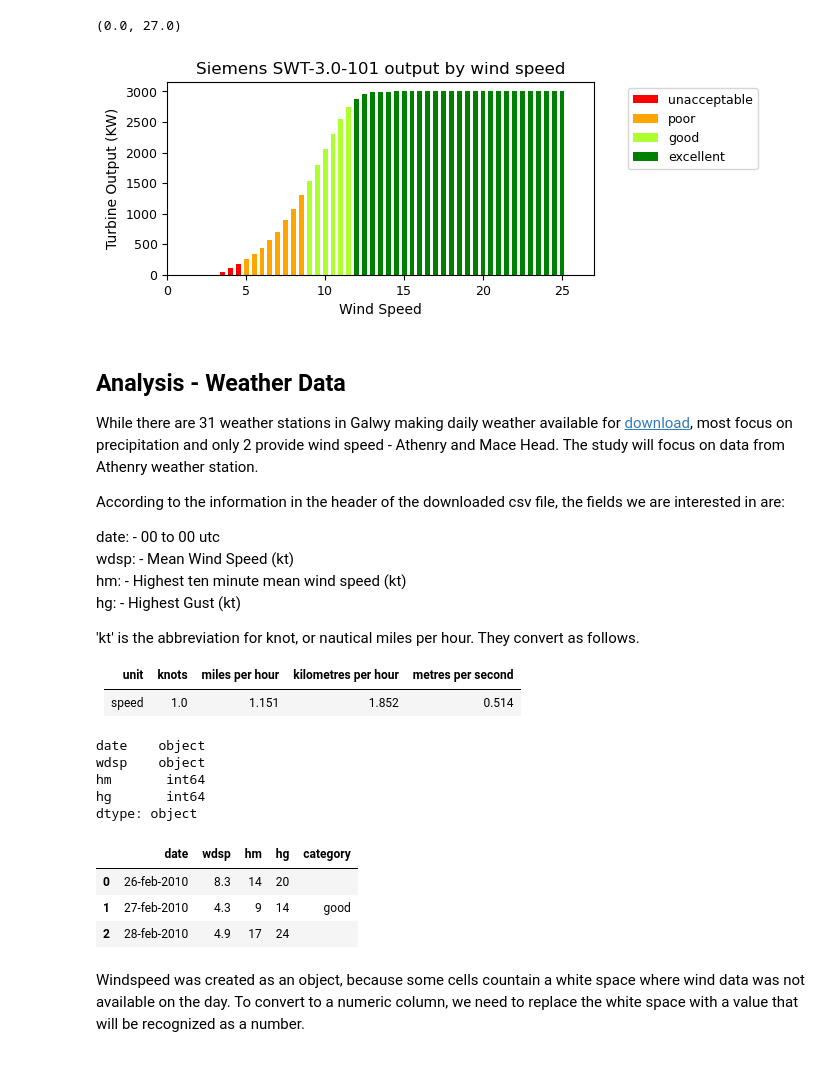
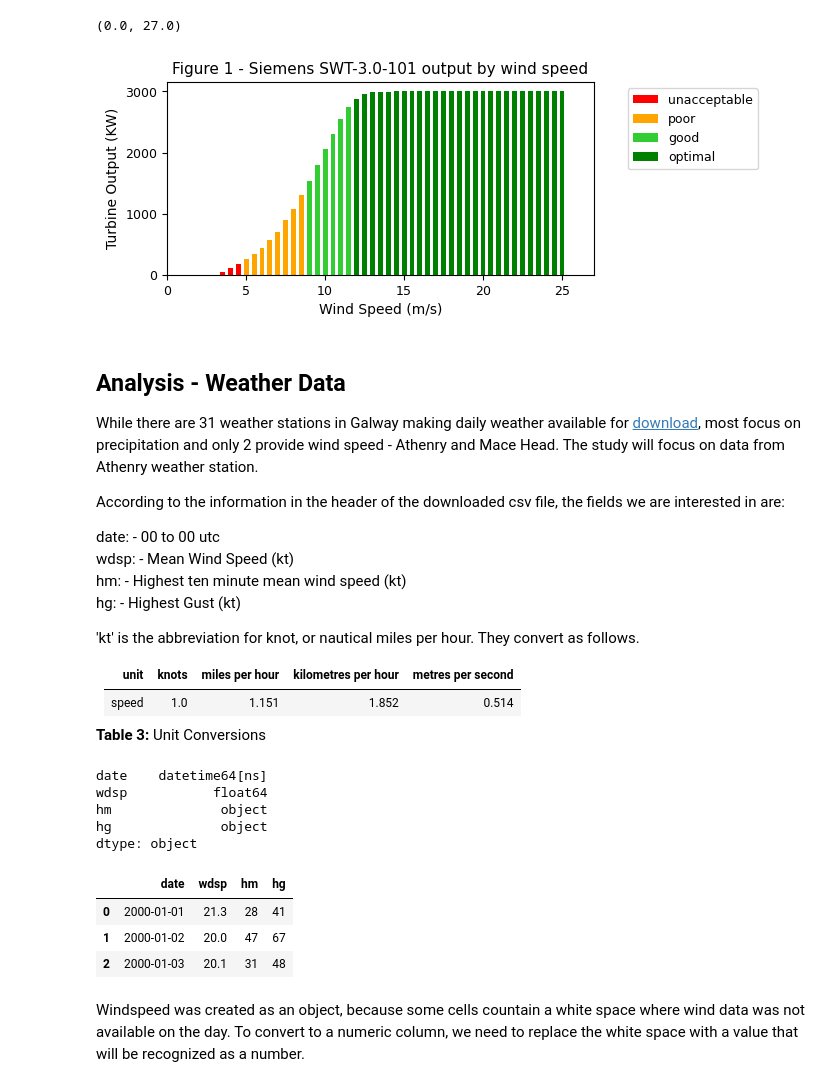
Before and after one commit to dvdgeroconnell/PFDA-project, a Jupyter notebook: windspeed.ipynb, the cells around one changed output. Saved outputs shown, nothing was run; the diff lists cells and outputs as text; code cells hidden in the pictures.

Commit message:
Updated notebook and data files

```diff
--- a/windspeed.ipynb
+++ b/windspeed.ipynb
@@ -46,31 +58,30 @@ import seaborn as sns
 # %%
 # Read in and plot the power output vs wind speed data
 ratingp = pd.read_csv("./data/poweroutput.txt",sep=",", header=None, names=["windspeed", "power"])
 fig, axes = plt.subplots(nrows=1, ncols=1, figsize=(5.5,2.5))
 plt.xticks(fontsize=9)
 plt.yticks(fontsize=9)
-output = ['unacceptable','poor','good','excellent']
-colours = ['red', 'orange', 'greenyellow', 'green']
-#colourmap = {'unacceptable':colours[0], 'poor':colours[1], 'good':colours[2], 'excellent':colours[3]}
-colourmap = {'unacceptable':'red', 'poor':'orange', 'good':'greenyellow', 'excellent':'green'}
+output = ['unacceptable','poor','good','optimal']
+colours = ['red', 'orange', 'limegreen', 'green']
+colourmap = {output[0]:colours[0], output[1]:colours[1], output[2]:colours[2], output[3]:colours[3]}
 
 axes.bar(ratingp.windspeed[0:10], ratingp.power[0:10], color=colours[0],width=0.31)
 axes.bar(ratingp.windspeed[10:18], ratingp.power[10:18], color=colours[1],width=0.31)
 axes.bar(ratingp.windspeed[18:24], ratingp.power[18:24], color=colours[2],width=0.31)
 axes.bar(ratingp.windspeed[24:52], ratingp.power[24:52], color=colours[3],width=0.31)
 axes.bar(ratingp.windspeed[52:54], ratingp.power[52:54], color=colours[0],width=0.31)
-axes.set_title('Siemens SWT-3.0-101 output by wind speed', fontsize=12)
-axes.set_xlabel('Wind Speed', fontsize=10)
+axes.set_title('Figure 1 - Siemens SWT-3.0-101 output by wind speed', fontsize=11)
+axes.set_xlabel('Wind Speed (m/s)', fontsize=10)
 axes.set_ylabel('Turbine Output (KW)', fontsize=10)
 axes.xaxis.set_major_locator(plt.MaxNLocator(6))
 plt.legend(bbox_to_anchor=(1.4, 1), loc='upper right',labels=output, fontsize=9)
 plt.xlim([0, max(ratingp.windspeed)+1.0])
 # %% [output]
 (0.0, 27.0)
-[figure, old version]
+[figure, new version]
 # %% [markdown]
 ## Analysis - Weather Data
-While there are 31 weather stations in Galwy making daily weather available for [download](https://www.met.ie/climate/available-data/historical-data), most focus on precipitation and only 2 provide wind speed - Athenry and Mace Head. The study will focus on data from Athenry weather station.
+While there are 31 weather stations in Galway making daily weather available for [download](https://www.met.ie/climate/available-data/historical-data), most focus on precipitation and only 2 provide wind speed - Athenry and Mace Head. The study will focus on data from Athenry weather station.
 
 According to the information in the header of the downloaded csv file, the fields we are interested in are:
 
@@ -84,24 +95,32 @@ hg:    -  Highest Gust (kt)
 | unit | knots | miles per hour |  kilometres per hour |  metres per second |
 |----------------|-----------------|--------------|--------------|--------------|
 | speed  | 1.0  | 1.151  |  1.852  | 0.514  |
+
+**Table 3:** Unit Conversions
-# %%
-# Create a dataframe called 'weather' with the fields we are interested in.
-weather = pd.read_csv("data/dly1875.csv", skiprows=24, usecols=['date', 'wdsp','hm','hg'], low_memory=False)
-weather.dtypes
-# %% [output]
-date    object
-wdsp    object
-hm       int64
-hg       int64
-dtype: object
+# %%
+# Create a dataframe with the fields we are interested in.
+athenry_weather = pd.read_csv("data/dly1875.csv", skiprows=24, usecols=['date', 'wdsp','hm','hg'], low_memory=False)
+belmullet_weather = pd.read_csv("data/dly2375.csv", skiprows=24, usecols=['date', 'wdsp','hm','hg'], low_memory=False)
+belmullet_weather['date']= pd.to_datetime(belmullet_weather['date'], format='%d-%b-%Y')
+date1 = dt.datetime.strptime('2000-01-01', '%Y-%m-%d')
+date2 = dt.datetime.strptime('2024-11-30', '%Y-%m-%d')
+belmullet_weather = belmullet_weather.loc[(belmullet_weather['date']>=date1) & (belmullet_weather['date']<=date2)]
+belmullet_weather = belmullet_weather.reset_index(drop=True)
+belmullet_weather.dtypes
+# %% [output]
+date    datetime64[ns]
+wdsp           float64
+hm              object
+hg              object
+dtype: object
 # %%
 # Review the first few rows
-weather.head(3)
+belmullet_weather.head(3)
 # %% [output]
-|  | date | wdsp | hm | hg | category |
-| 0 | 26-feb-2010 | 8.3 | 14 | 20 |  |
-| 1 | 27-feb-2010 | 4.3 | 9 | 14 | good |
-| 2 | 28-feb-2010 | 4.9 | 17 | 24 |  |
+|  | date | wdsp | hm | hg |
+| 0 | 2000-01-01 | 21.3 | 28 | 41 |
+| 1 | 2000-01-02 | 20.0 | 47 | 67 |
+| 2 | 2000-01-03 | 20.1 | 31 | 48 |
 # %% [markdown]
 Windspeed was created as an object, because some cells countain a white space where wind data was not available on the day.
 To convert to a numeric column, we need to replace the white space with a value that will be recognized as a number.
```
Also changed, not shown: parts of 31 cells of this notebook, 36 other files.
